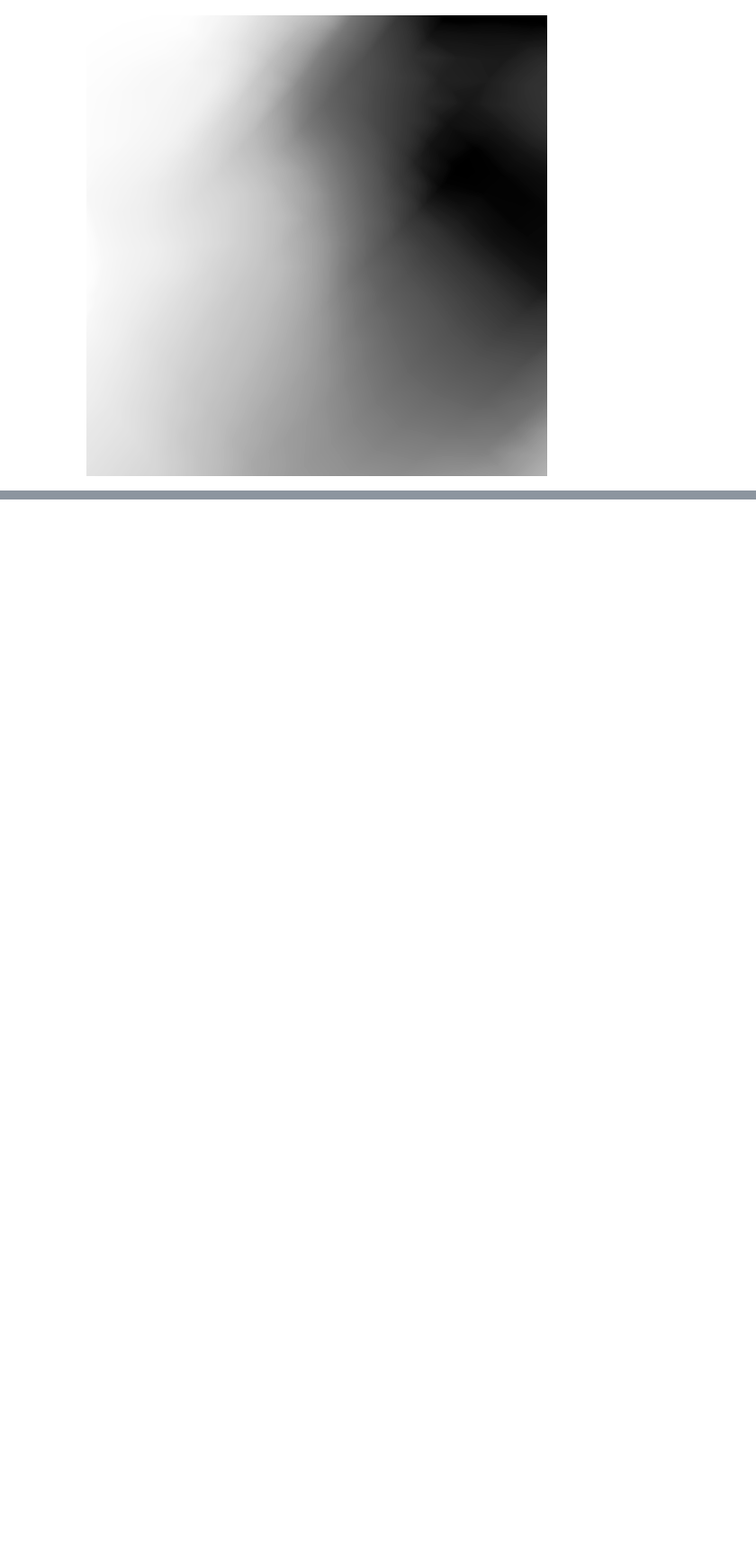
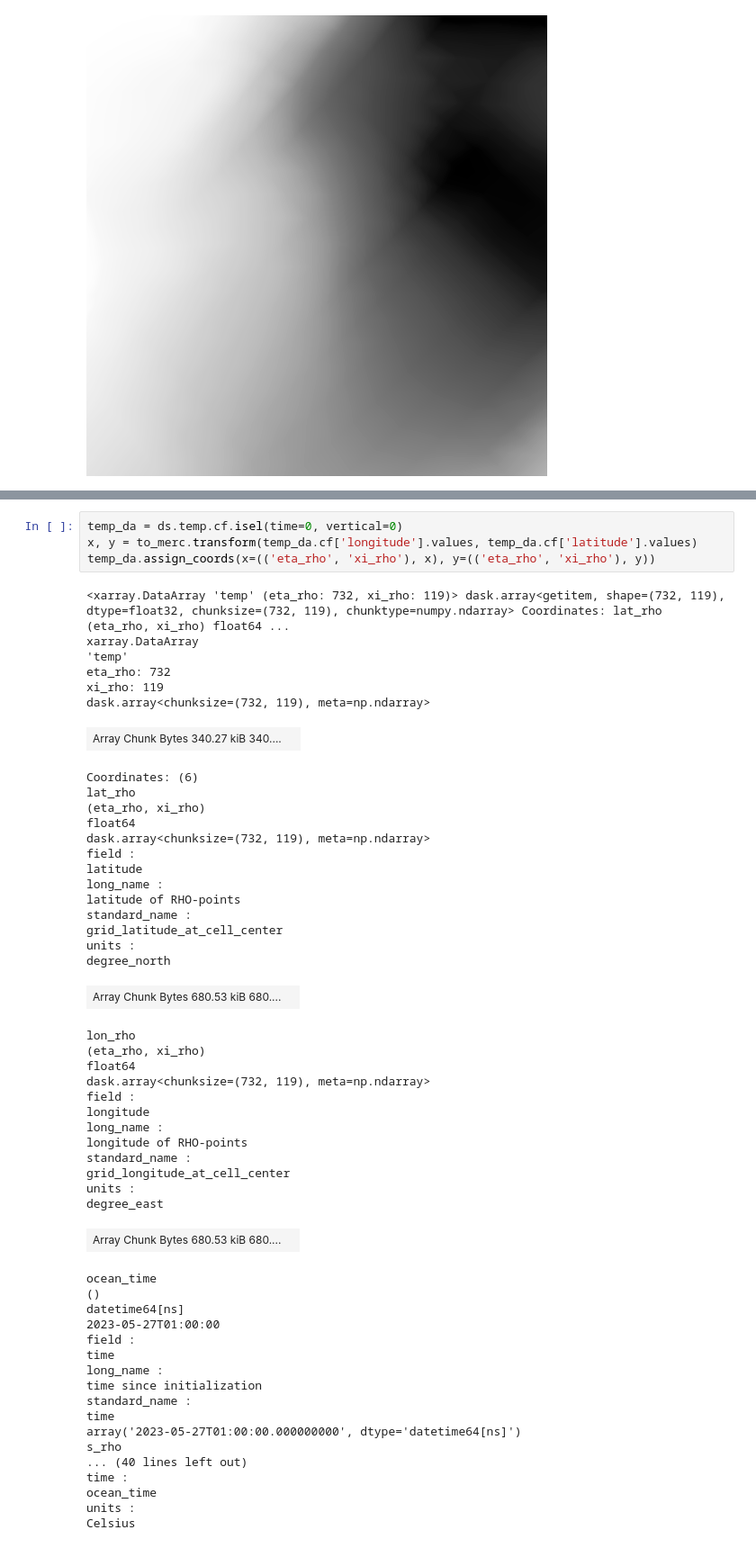
Before and after one commit to mpiannucci/ocean-notebooks, a Jupyter notebook: dbofs_datashader.ipynb, the cells around one changed output, grey strips where cells are left out. Shown at 90% size. Drawn from its saved outputs; the diff is of its cells as text; blank space fills up the shorter version.

```diff
--- a/dbofs_datashader.ipynb
+++ b/dbofs_datashader.ipynb
@@ -82,0 +108,56 @@ Wall time: 838 ms
+# %%
+temp_da = ds.temp.cf.isel(time=0, vertical=0)
+x, y = to_merc.transform(temp_da.cf['longitude'].values, temp_da.cf['latitude'].values)
+temp_da.assign_coords(x=(('eta_rho', 'xi_rho'), x), y=(('eta_rho', 'xi_rho'), y))
+# %% [output]
+<xarray.DataArray 'temp' (eta_rho: 732, xi_rho: 119)> dask.array<getitem, shape=(732, 119), dtype=float32, chunksize=(732, 119), chunktype=numpy.ndarray> Coordinates: lat_rho (eta_rho, xi_rho) float64 ...
+xarray.DataArray
+'temp'
+eta_rho: 732
+xi_rho: 119
+dask.array<chunksize=(732, 119), meta=np.ndarray>
+| Array Chunk Bytes 340.27 kiB 340.... |  |
+Coordinates: (6)
+lat_rho
+(eta_rho, xi_rho)
+float64
+dask.array<chunksize=(732, 119), meta=np.ndarray>
+field :
+latitude
+long_name :
+latitude of RHO-points
+standard_name :
+grid_latitude_at_cell_center
+units :
+degree_north
+| Array Chunk Bytes 680.53 kiB 680.... |  |
+lon_rho
+(eta_rho, xi_rho)
+float64
+dask.array<chunksize=(732, 119), meta=np.ndarray>
+field :
+longitude
+long_name :
+longitude of RHO-points
+standard_name :
+grid_longitude_at_cell_center
+units :
+degree_east
+| Array Chunk Bytes 680.53 kiB 680.... |  |
+ocean_time
+()
+datetime64[ns]
+2023-05-27T01:00:00
+field :
+time
+long_name :
+time since initialization
+standard_name :
+time
+array('2023-05-27T01:00:00.000000000', dtype='datetime64[ns]')
+s_rho
+... (40 lines left out)
+time :
+ocean_time
+units :
+Celsius
```
Also changed, not shown: parts of 4 cells of this notebook, 2 other files.
